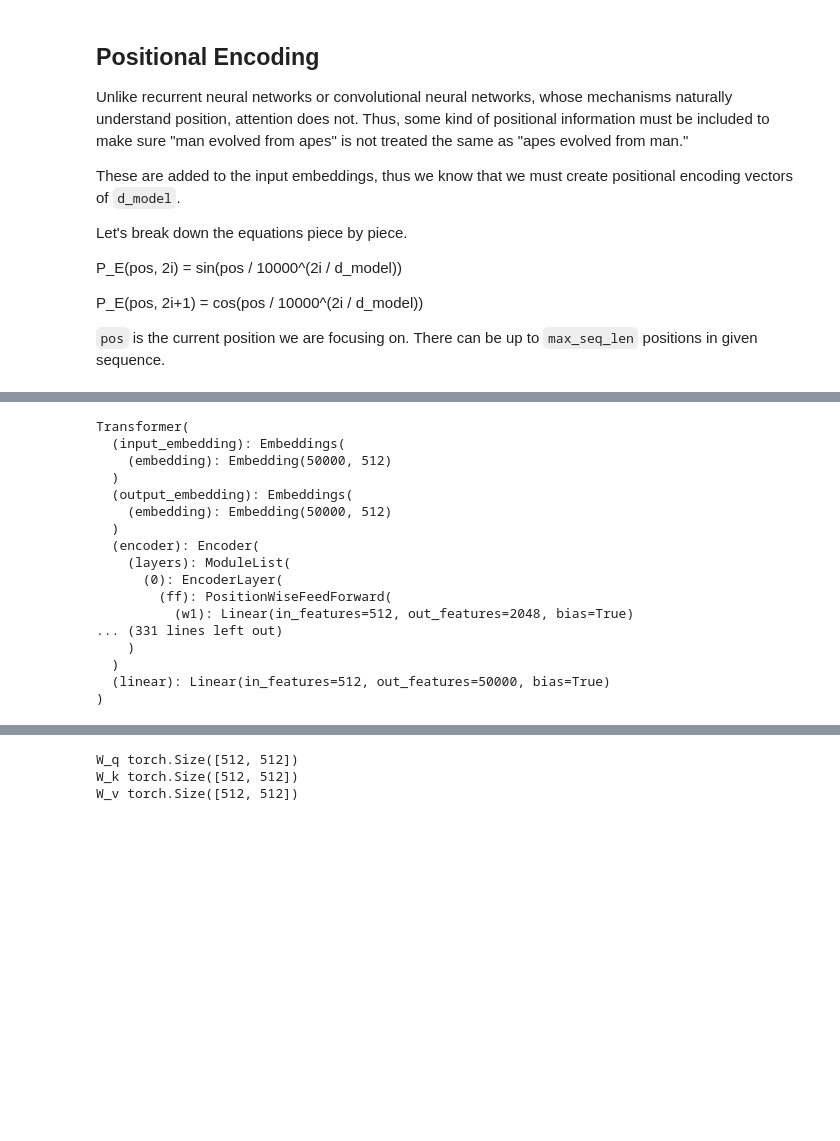
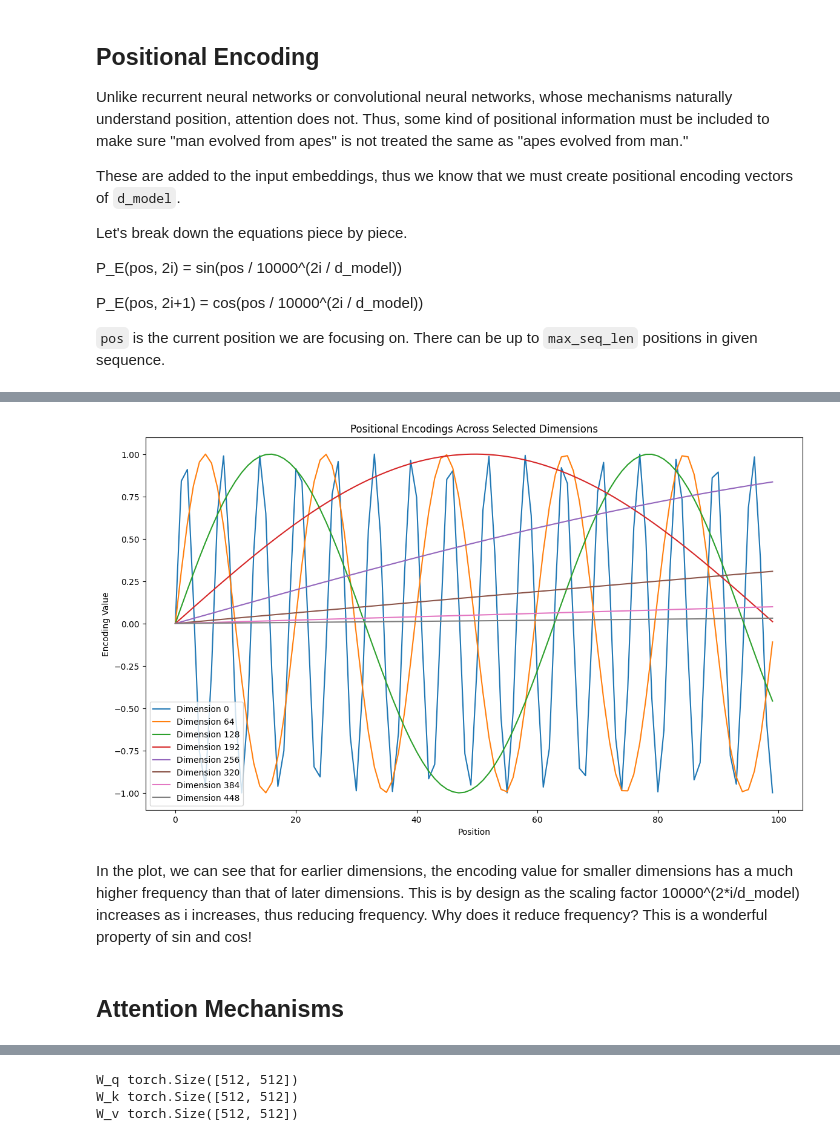
Before and after one commit to amitejmehta/amitejmehta, a Jupyter notebook: implementing-transformers/02_Original_Transformer.ipynb, the cells around one changed output, grey strips where cells are left out. Drawn from its saved outputs; the diff is of its cells as text; code cells hidden in the pictures; blank space fills up the shorter version.

Commit message:
nearly done commenting pe

```diff
--- a/implementing-transformers/02_Original_Transformer.ipynb
+++ b/implementing-transformers/02_Original_Transformer.ipynb
@@ -24,6 +25,6 @@ class ModelArgs:
     num_heads: int = 8 #the number of heads in each attention block
     vocab_size: int = 50000 #the size of the vocabulary
     pad_idx : int = 0 #index of the padding token
-    max_seq_len: int = 5000
+    max_seq_len: int = 100
 
 model_args=ModelArgs()
@@ -29,0 +72,5 @@ model_args=ModelArgs()
+# %%
+embedded_sentence = emb(sentence_tensor)
+print(embedded_sentence)
+print("Number of Words in Sentence", len(sentence.split()), "Desired Size of Embedding Vector", model_args.d_model)
+print("Embedding Vector Shape", embedded_sentence.shape)
@@ -62,7 +122,16 @@ class PositionalEncoding(nn.Module):
         self.encoding = self.encoding.unsqueeze(0)
 
     def forward(self, x):
-        return x + self.encoding[:, : x.size(1)].detach()
+        """Design Choice: Positional encodings are meant to be added to embeddings. We do that here.
+        However, this can also be done in the forward method of the Transformer/EncoderDecoder class
+        (depending on what you call it).
+
+        Args:
+            x (torch.Tensor):
+        Returns:
+            torch.Tensor: Sum of positional encodings and embeddings
+        """
+        return x + self.encoding[:, :].detach()
 # %%
 pe = PositionalEncoding(model_args)
 print("Max Sequence Length: ", model_args.max_seq_len)
@@ -80,0 +152,8 @@ torch.Size([1, 5000, 512])
+# %%
+
+#squeeze removes singleton dimensions added for broadcasting during tensor operations
+positional_encodings_np = pe.encoding[:, :embedded_sentence.size(1)].detach().squeeze().numpy()
+
+pes = pe(embedded_sentence)
+reshaped = pes.reshape(pes.size(0)*pes.size(1), pes.size(2))
+reshaped.shape
@@ -81 +174,25 @@ torch.Size([1, 5000, 512])
+# %%
+import matplotlib.pyplot as plt
+import seaborn as sns
+import numpy as np
+actual_seq_length = 8
+
+
+dimensions_to_plot = range(0, positional_encodings_np.shape[1], 64)
+
+plt.figure(figsize=(14, 8))
+for dim in dimensions_to_plot:
+    plt.plot(positional_encodings_np[:, dim], label=f'Dimension {dim}')
+
+plt.title('Positional Encodings Across Selected Dimensions')
+plt.xlabel('Position')
+plt.ylabel('Encoding Value')
+plt.legend()
+plt.show()
+# %% [output]
+[figure, added]
+# %% [markdown]
+In the plot, we can see that for earlier dimensions, the encoding value for smaller dimensions has a much higher frequency than that of later dimensions. This is by design as the scaling factor 10000^(2*i/d_model) increases as i increases, thus reducing frequency. Why does it reduce frequency? This is a wonderful property of sin and cos!
+# %% [markdown]
+## Attention Mechanisms
 # %%
@@ -231,21 +258,0 @@ class Transformer(nn.Module):
-# %%
-args = ModelArgs()
-print(Transformer(args))
-# %% [output]
-Transformer(
-  (input_embedding): Embeddings(
-    (embedding): Embedding(50000, 512)
-  )
-  (output_embedding): Embeddings(
-    (embedding): Embedding(50000, 512)
-  )
-  (encoder): Encoder(
-    (layers): ModuleList(
-      (0): EncoderLayer(
-        (ff): PositionWiseFeedForward(
-          (w1): Linear(in_features=512, out_features=2048, bias=True)
-... (331 lines left out)
-    )
-  )
-  (linear): Linear(in_features=512, out_features=50000, bias=True)
-)
```
Also changed, not shown: parts of 24 cells of this notebook, 1 other file.
